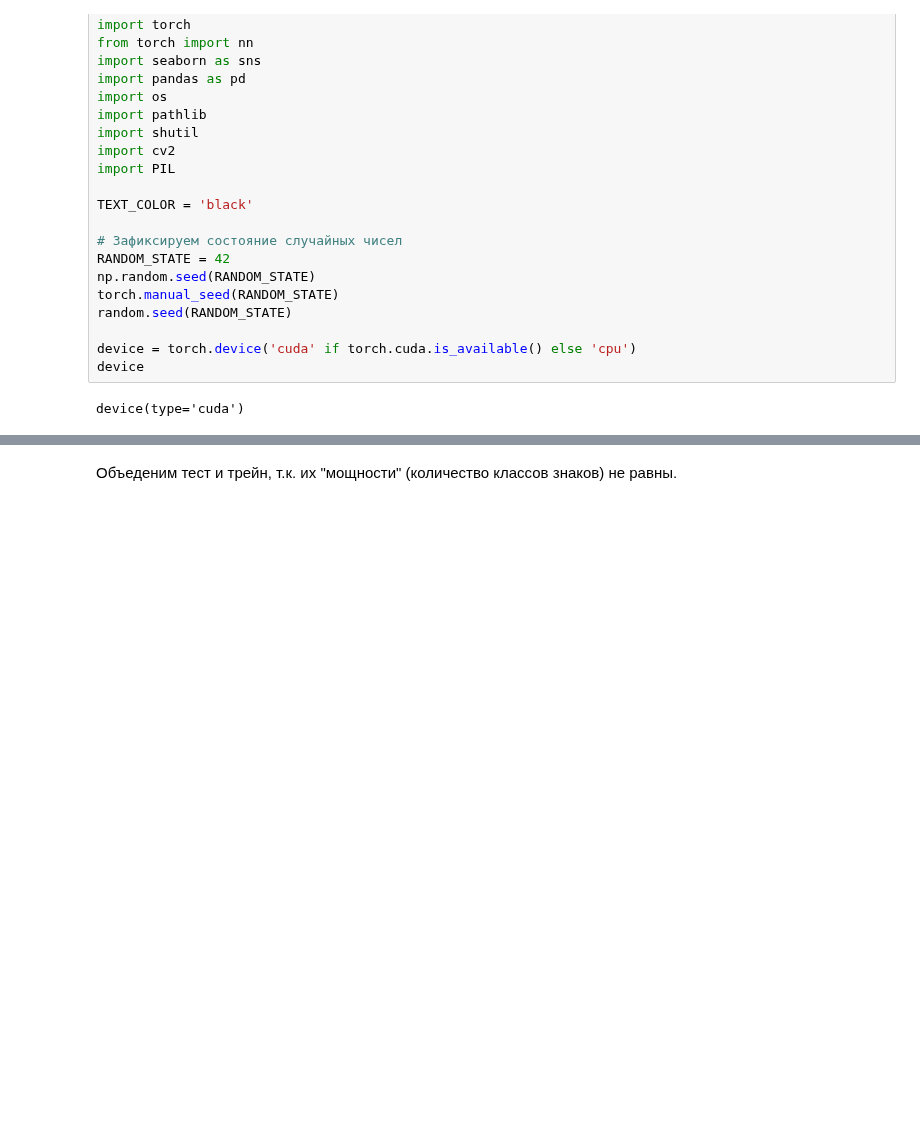
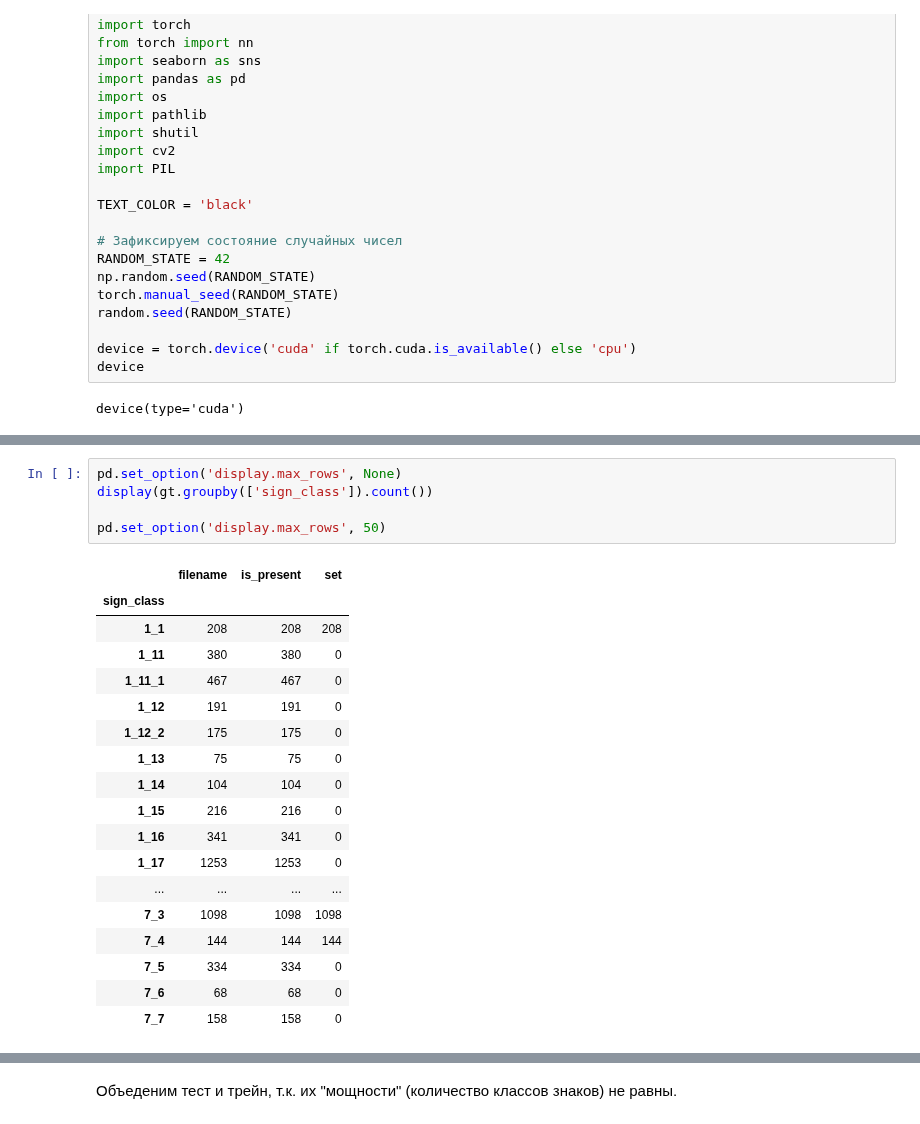
Before and after one commit to lsd-maddrive/adas_system, a Jupyter notebook: notebooks/1_ClassifierResearch.ipynb, the cells around one changed output, grey strips where cells are left out. Cells and saved outputs as stored; diff of their text form; blank space fills up the shorter version.

```diff
--- a/notebooks/1_ClassifierResearch.ipynb
+++ b/notebooks/1_ClassifierResearch.ipynb
@@ -113,0 +190,24 @@ plt.tight_layout()
+# %%
+pd.set_option('display.max_rows', None)
+display(gt.groupby(['sign_class']).count())
+
+pd.set_option('display.max_rows', 50)
+# %% [output]
+|  | filename | is_present | set |
+| sign_class |  |  |  |
+| 1_1 | 208 | 208 | 208 |
+| 1_11 | 380 | 380 | 0 |
+| 1_11_1 | 467 | 467 | 0 |
+| 1_12 | 191 | 191 | 0 |
+| 1_12_2 | 175 | 175 | 0 |
+| 1_13 | 75 | 75 | 0 |
+| 1_14 | 104 | 104 | 0 |
+| 1_15 | 216 | 216 | 0 |
+| 1_16 | 341 | 341 | 0 |
+| 1_17 | 1253 | 1253 | 0 |
+| ... | ... | ... | ... |
+| 7_3 | 1098 | 1098 | 1098 |
+| 7_4 | 144 | 144 | 144 |
+| 7_5 | 334 | 334 | 0 |
+| 7_6 | 68 | 68 | 0 |
+| 7_7 | 158 | 158 | 0 |
```
Also changed, not shown: parts of 15 cells of this notebook, 9 other files.
